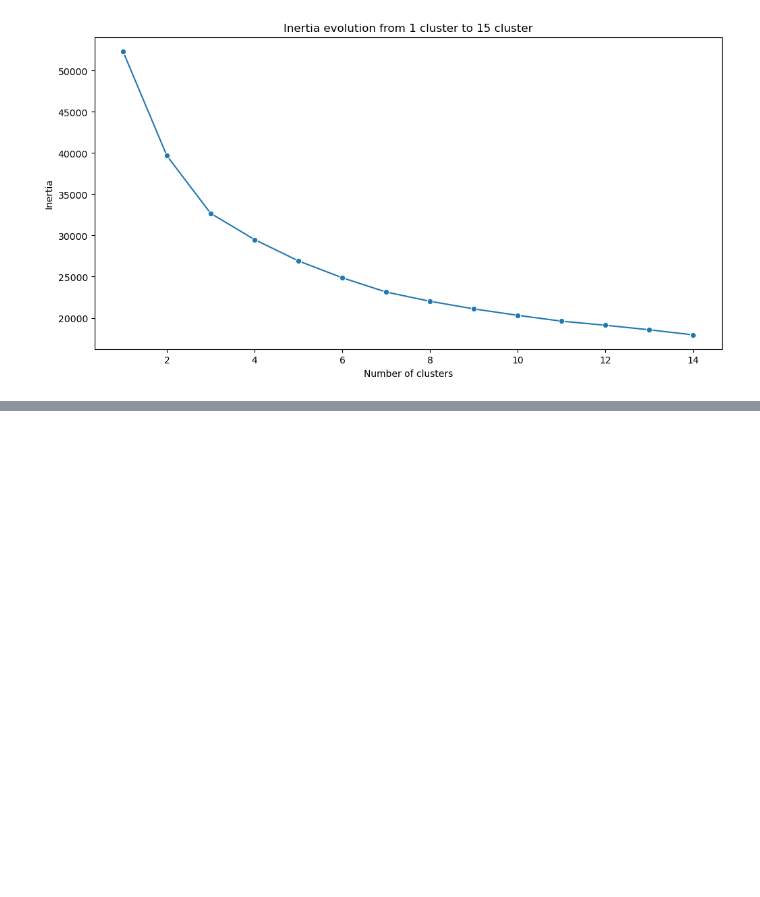
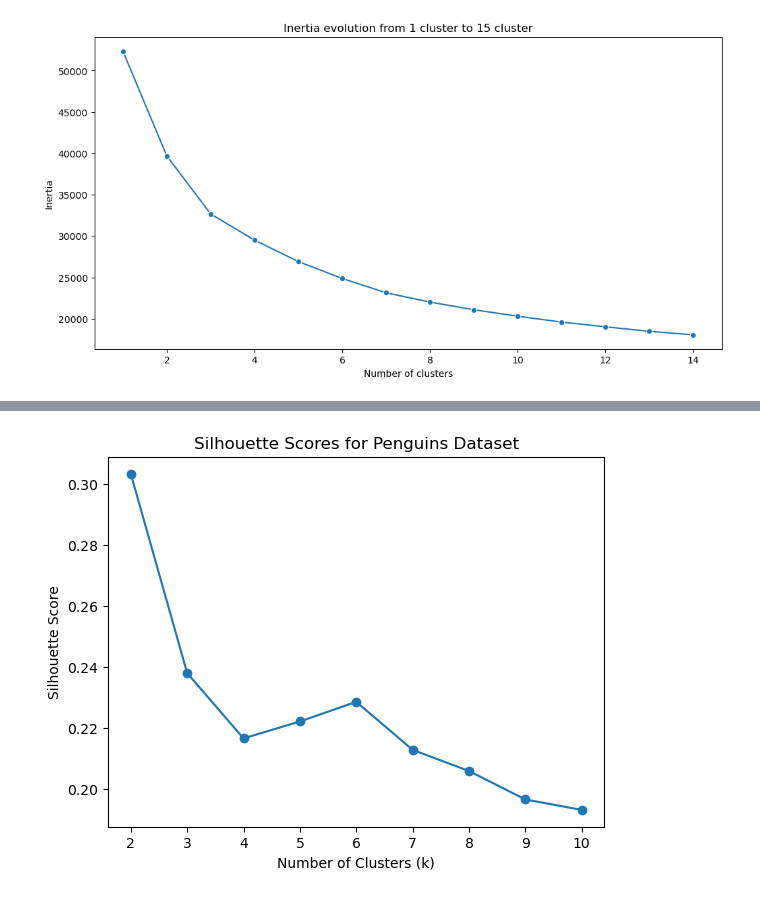
Before and after one commit to Joldon/unsupevised_ML, a Jupyter notebook: compute_distances_5000_songs.ipynb, the cells around one changed output, grey strips where cells are left out. Cells and saved outputs as stored; diff of their text form; code cells hidden in the pictures; blank space fills up the shorter version.

```diff
--- a/compute_distances_5000_songs.ipynb
+++ b/compute_distances_5000_songs.ipynb
@@ -379,0 +498,91 @@ plt.show()
+# %%
+# This code provides a better visualisation of the knives chart
+# from sklearn.metrics import silhouette_samples
+from matplotlib.cm import get_cmap
+# import seaborn as sns
+# import pandas as pd
+# from sklearn.preprocessing import StandardScaler
+
+# # Load the penguins dataset
+# penguins = sns.load_dataset("penguins")
+
+# # Drop rows with missing values
+# penguins = penguins.dropna()
+
+# # Prepare the features for clustering
+# features = penguins[['bill_length_mm', 'bill_depth_mm', 'flipper_length_mm', 'body_mass_g']]
+# scaled_features = StandardScaler().fit_transform(features)
+
+features = songs_standard.copy()
+scaled_features = StandardScaler().fit_transform(features)
+
+import numpy as np
+# import matplotlib.pyplot as plt
+# from sklearn.cluster import KMeans
+# from sklearn.metrics import silhouette_score
+
+# Define a function to calculate k-means clustering and return silhouette score for different k values
+def get_silhouette_score(k, features):
+    kmeans = KMeans(n_clusters=k, random_state=42).fit(features)
+    labels = kmeans.labels_
+    score = silhouette_score(features, labels)
+    return score
+
+# Calculate silhouette scores for different k values
+k_values = list(range(2, 11))
+silhouette_scores = [get_silhouette_score(k, scaled_features) for k in k_values]
+
+# Plot the silhouette scores
+plt.plot(k_values, silhouette_scores, marker='o')
+plt.xlabel("Number of Clusters (k)")
+plt.ylabel("Silhouette Score")
+plt.title("Silhouette Scores for Penguins Dataset")
+plt.show()
+
+
+def plot_silhouette_scores(k, features):
+    kmeans = KMeans(n_clusters=k, random_state=42).fit(features)
+    labels = kmeans.labels_
+    score = silhouette_score(features, labels)
+
+    # Compute silhouette scores for each sample
+    sample_scores = silhouette_samples(features, labels)
+
+    fig, ax = plt.subplots()
+    y_lower = 10
+    cmap = get_cmap("viridis")
+
+    for i in range(k):
+        # Aggregate the silhouette scores for samples belonging to the same cluster and sort them
+        ith_cluster_silhouette_values = sample_scores[labels == i]
+        ith_cluster_silhouette_values.sort()
+
+        size_cluster_i = ith_cluster_silhouette_values.shape[0]
+        y_upper = y_lower + size_cluster_i
+
+        color = cmap(float(i) / k)
+        ax.fill_betweenx(np.arange(y_lower, y_upper), 0, ith_cluster_silhouette_values, facecolor=color, edgecolor=color, alpha=0.7)
+
+        # Label the silhouette plots with their cluster numbers at the middle
+        ax.text(-0.05, y_lower + 0.5 * size_cluster_i, str(i))
+
+        # Compute the new y_lower for the next plot
+        y_lower = y_upper + 10
+
+    ax.set_title("Silhouette Scores for Penguins Dataset with k = {}".format(k))
+    ax.set_xlabel("Silhouette Coefficient Values")
+    ax.set_ylabel("Cluster Label")
+
+    # The vertical line for the average silhouette score of all the values
+    ax.axvline(x=score, color="red", linestyle="--")
+
+    ax.set_yticks([])  # Clear the y-axis labels
+    ax.set_xticks([-0.1, 0, 0.2, 0.4, 0.6, 0.8, 1])
+
+    plt.show()
+
+# Visualize the silhouette scores for different k values
+for k in range(2, 11):
+    plot_silhouette_scores(k, scaled_features)
+# %% [output]
+[figure, added]
```
Also changed, not shown: parts of 7 cells of this notebook.
